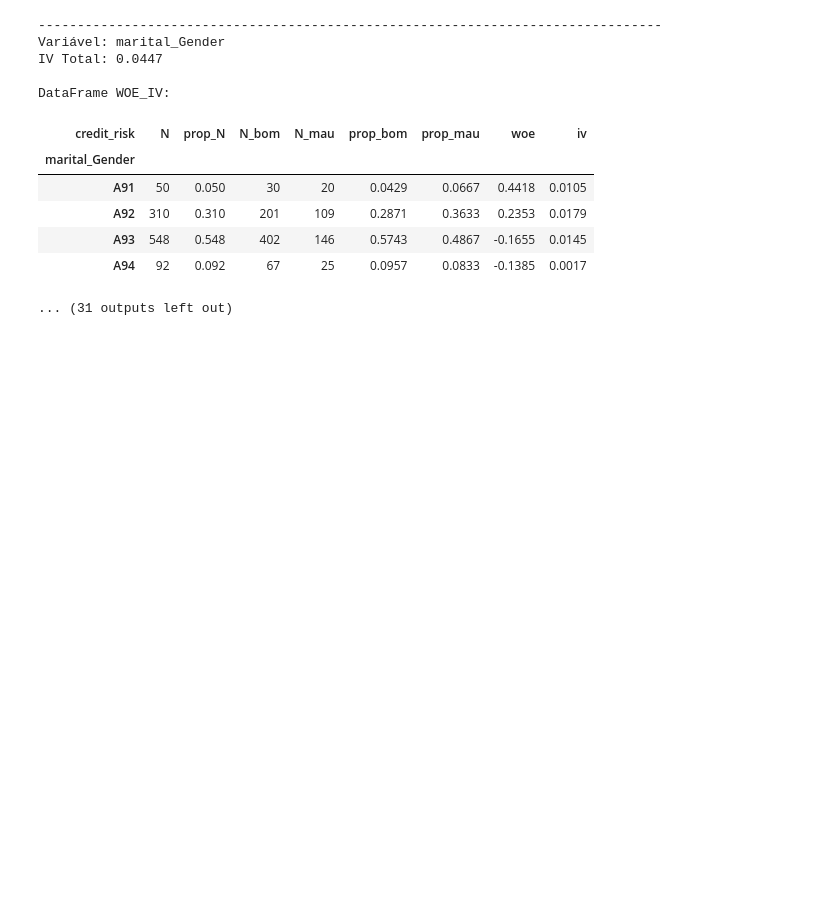
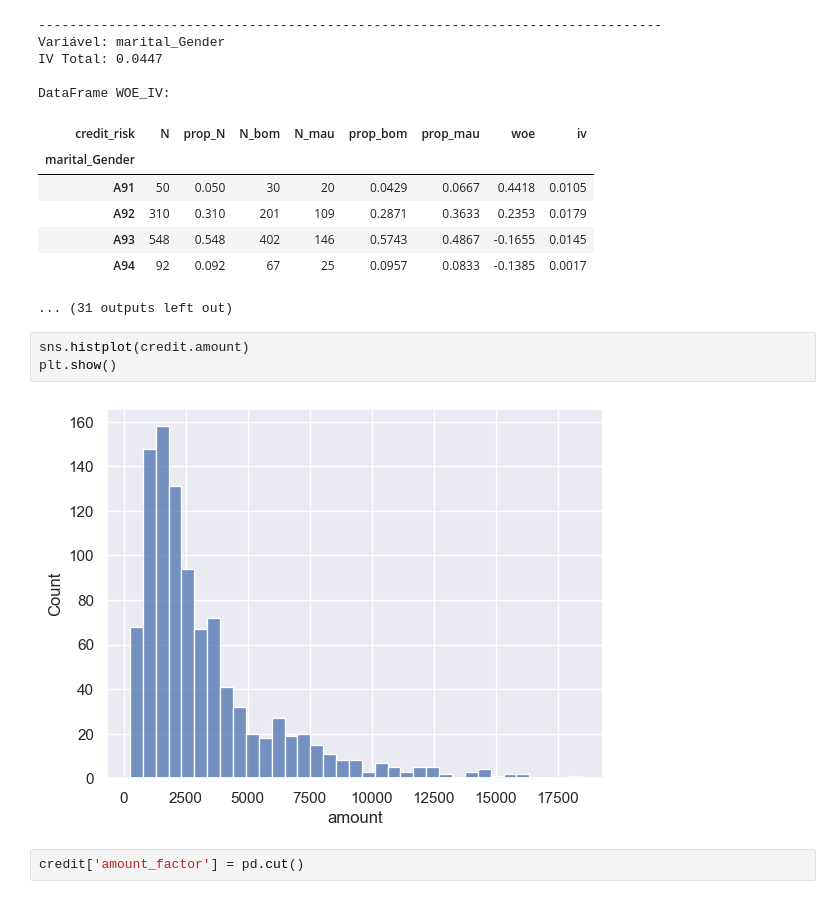
Before and after one commit to maylonleoncio/Credit-Risk, a Jupyter notebook: analysis_risk.ipynb, the cells around one changed output. Saved outputs shown, nothing was run; the diff lists cells and outputs as text; blank space fills up the shorter version.

```diff
--- a/analysis_risk.ipynb
+++ b/analysis_risk.ipynb
@@ -865,3 +864,10 @@ DataFrame WOE_IV:
 | A93 | 548 | 0.548 | 402 | 146 | 0.5743 | 0.4867 | -0.1655 | 0.0145 |
 | A94 | 92 | 0.092 | 67 | 25 | 0.0957 | 0.0833 | -0.1385 | 0.0017 |
 ... (31 outputs left out)
+# %%
+sns.histplot(credit.amount)
+plt.show()
+# %% [output]
+[figure, added]
+# %%
+credit['amount_factor'] = pd.cut()
```
Also changed, not shown: parts of 1 cell of this notebook.
